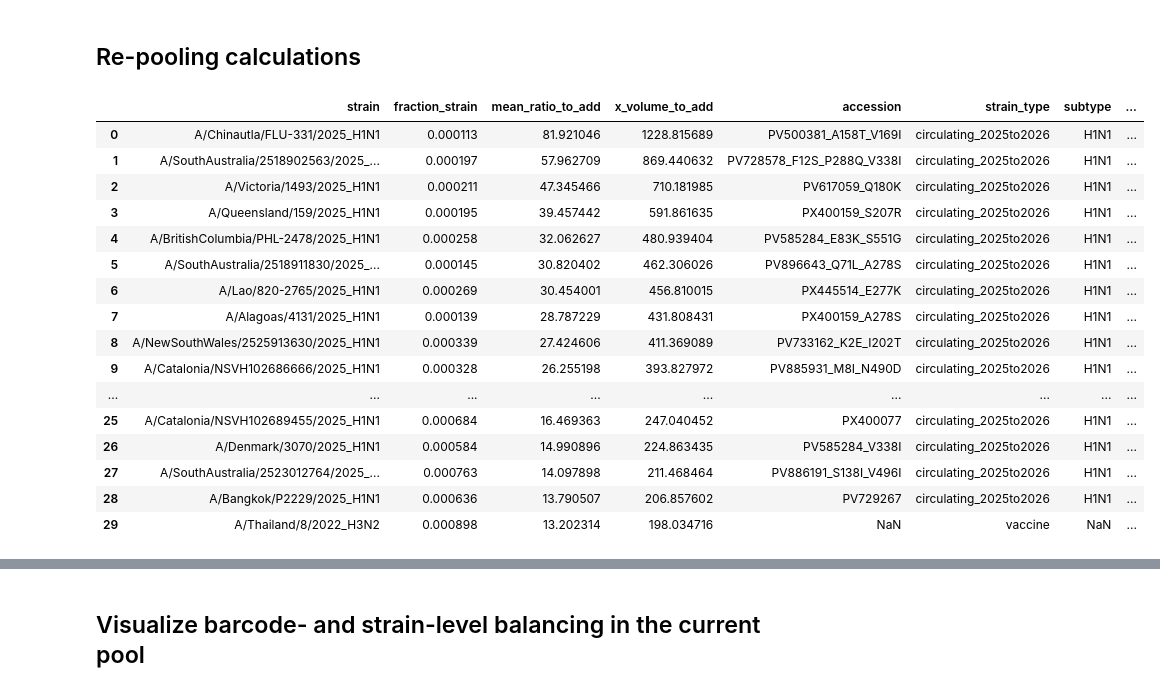
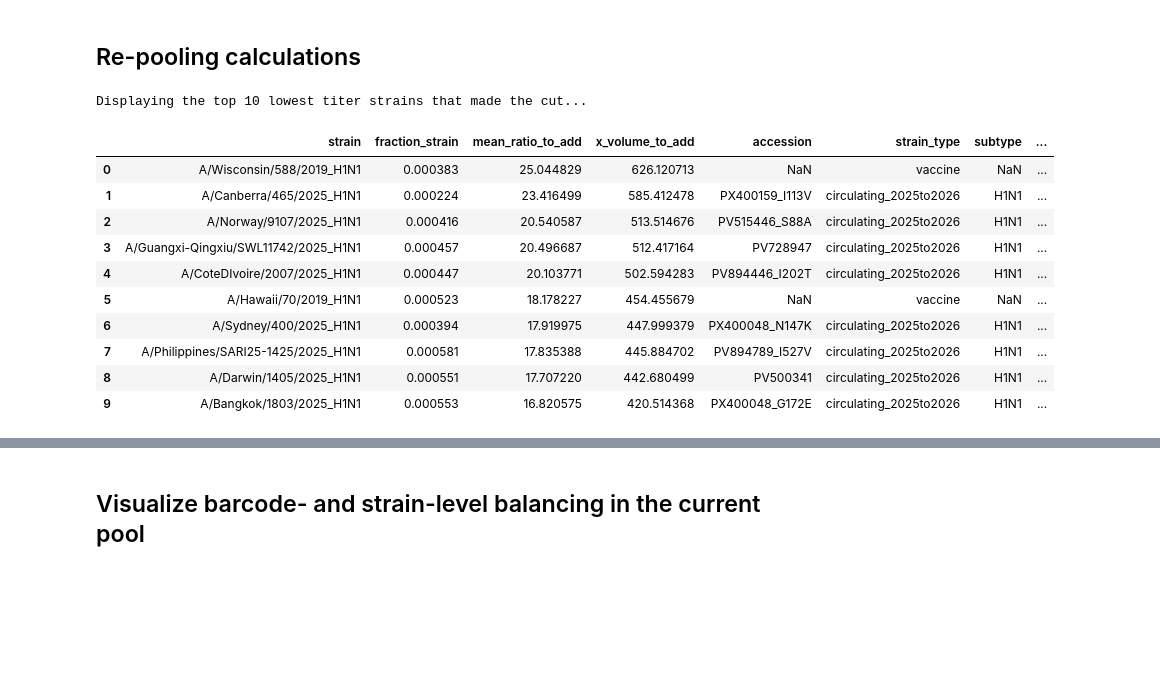
Before and after one commit to jbloomlab/flu-seqneut-2025to2026, a Jupyter notebook: non-pipeline_analyses/library_pooling/notebooks/260107_equal_volume_pool.ipynb, the cells around one changed output, grey strips where cells are left out. Drawn from its saved outputs; the diff is of its cells as text; code cells hidden in the pictures; blank space fills up the shorter version.

Commit message:
drop low titer H1 strains and finalize repool plan

```diff
--- a/non-pipeline_analyses/library_pooling/notebooks/260107_equal_volume_pool.ipynb
+++ b/non-pipeline_analyses/library_pooling/notebooks/260107_equal_volume_pool.ipynb
@@ -420,7 +420,7 @@ viruses with >0 titer but ratio >=250 to increase...
 ## Re-pooling calculations
 # %%
 # Factor to multiply ratios by
-repool_factor = 15
+repool_factor = 25
 # %%
 # Get library IDs
 lib_id_df=pd.read_csv('../../library_design/construct_order/flu-seqneut-2025to2026-barcode-to-strain-designed.csv')
@@ -457,54 +457,73 @@ repool_df = (mean_single_well
              .assign(x_volume_to_add = lambda x: x['mean_ratio_to_add'] * repool_factor)
              .merge(lib_id_df, how='outer')
              .assign(
                  subtype = lambda x: x['name'].str.replace('flu-seqneut-25to26_','').str.split('_').str[0],
                  number = lambda x: pd.to_numeric(
                      x['name'].str.replace('flu-seqneut-25to26_','').str.split('_').str[1],  # removed inner lambda
                      errors='coerce').fillna(1e6).astype(int),  # use a big number to push NaNs to bottom
                  strain_id = lambda x: x['subtype'] + '_' + x['number'].astype(str)
              )
              .sort_values(by=['subtype', 'number'], ascending=True)
              .drop(columns=['number', 'name', 'barcode', 'nt_sequence_HA_ectodomain','protein_sequence_HA_ectodomain'])  # number is now temporary
              .drop_duplicates()
              .dropna(subset=['fraction_strain'])
              .reset_index(drop=True)
 )
 
 pooling_mathdir = '../results/pooling_math'
 os.makedirs(pooling_mathdir, exist_ok=True)
-repool_df.to_csv(os.path.join(pooling_mathdir, '2025-07-16_repooling_math.csv'), index=False)
 
 # drop strains
 strains_to_drop = [
     'A/Bangkok/P2277/2025_H1N1', # potential extremely low level plasmid contamination
-    # 'A/Chinautla/FLU-331/2025_H1N1', # low titer
-    # 'A/SouthAustralia/2518902563/2025_H1N1' # low titer
+    'A/Chinautla/FLU-331/2025_H1N1', # low titer
+    'A/SouthAustralia/2518902563/2025_H1N1', # low titer
+    'A/Victoria/1493/2025_H1N1', # low titer
+    'A/Queensland/159/2025_H1N1', # low titer
+    'A/BritishColumbia/PHL-2478/2025_H1N1', # low titer
+    'A/SouthAustralia/2518911830/2025_H1N1', # low titer
+    'A/Lao/820-2765/2025_H1N1', # low titer
+    'A/Alagoas/4131/2025_H1N1', # low titer
+    'A/NewSouthWales/2525913630/2025_H1N1', # low titer
+    'A/Catalonia/NSVH102686666/2025_H1N1', # low titer
+    'A/SouthAustralia/2521506017/2025_H1N1', # low titer
+    'A/SouthAustralia/2521715152/2025_H1N1', # low titer
 ]
-repool_df = repool_df[~repool_df['strain'].isin(strains_to_drop)]
+trimmed_repool_df = repool_df[~repool_df['strain'].isin(strains_to_drop)]
 
 # Merge with metadata
-repool_df = repool_df.merge(metadata_df[['old_derived_haplotype', 'derived_haplotype','strain','count','latest_sequence', 'representative_strain_ha_sequence']], on='strain', how='left')
+trimmed_repool_df = trimmed_repool_df.merge(metadata_df[['old_derived_haplotype', 'derived_haplotype','strain','count','latest_sequence', 'representative_strain_ha_sequence']], on='strain', how='left')
 
-# print('Displaying the top 30 lowest titer strains...')
-repool_df.sort_values(by='x_volume_to_add', ascending=False).head(30).reset_index(drop=True)
+# Save metadata
+trimmed_repool_df.to_csv('../results/flu-seqneut-2025_viral_library_old_metadata.csv',index=False)
 
+# Save pooling math
+pooling_df = trimmed_repool_df.sort_values(by='x_volume_to_add', ascending=False).reset_index(drop=True)[['strain_id','x_volume_to_add','strain']]
+pooling_df['number'] = pooling_df['strain_id'].str.split('_').str[1].fillna(1e6).astype(int)
+pooling_df['subtype'] = pooling_df['strain_id'].str.split('_').str[0]
+pooling_df = (pooling_df
+    .sort_values(by=['subtype','number'], ascending=True)
+    .drop(columns=['number', 'subtype'])
+             )
+pooling_df.to_csv('../results/pooling_math/2026-01-12_repooling_math.csv',index=False)
 
-# repool_df.to_csv('../results/flu-seqneut-2025_viral_library_old_metadata.csv',index=False)
+# Save info on dropped strains
+dropped_repool_df = repool_df[repool_df['strain'].isin(strains_to_drop)]
+dropped_repool_df.to_csv('../results/pooling_math/dropped_strains.csv',index=False)
+
+# Summarize top 10 lowest titer strains
+print('Displaying the top 10 lowest titer strains that made the cut...')
+trimmed_repool_df.sort_values(by='x_volume_to_add', ascending=False).head(10).reset_index(drop=True)
 # %% [output]
+Displaying the top 10 lowest titer strains that made the cut...
 |  | strain | fraction_strain | mean_ratio_to_add | x_volume_to_add | accession | strain_type | subtype | ... |
-| 0 | A/Chinautla/FLU-331/2025_H1N1 | 0.000113 | 81.921046 | 1228.815689 | PV500381_A158T_V169I | circulating_2025to2026 | H1N1 | ... |
-| 1 | A/SouthAustralia/2518902563/2025_... | 0.000197 | 57.962709 | 869.440632 | PV728578_F12S_P288Q_V338I | circulating_2025to2026 | H1N1 | ... |
-| 2 | A/Victoria/1493/2025_H1N1 | 0.000211 | 47.345466 | 710.181985 | PV617059_Q180K | circulating_2025to2026 | H1N1 | ... |
-| 3 | A/Queensland/159/2025_H1N1 | 0.000195 | 39.457442 | 591.861635 | PX400159_S207R | circulating_2025to2026 | H1N1 | ... |
-| 4 | A/BritishColumbia/PHL-2478/2025_H1N1 | 0.000258 | 32.062627 | 480.939404 | PV585284_E83K_S551G | circulating_2025to2026 | H1N1 | ... |
-| 5 | A/SouthAustralia/2518911830/2025_... | 0.000145 | 30.820402 | 462.306026 | PV896643_Q71L_A278S | circulating_2025to2026 | H1N1 | ... |
-| 6 | A/Lao/820-2765/2025_H1N1 | 0.000269 | 30.454001 | 456.810015 | PX445514_E277K | circulating_2025to2026 | H1N1 | ... |
-| 7 | A/Alagoas/4131/2025_H1N1 | 0.000139 | 28.787229 | 431.808431 | PX400159_A278S | circulating_2025to2026 | H1N1 | ... |
-| 8 | A/NewSouthWales/2525913630/2025_H1N1 | 0.000339 | 27.424606 | 411.369089 | PV733162_K2E_I202T | circulating_2025to2026 | H1N1 | ... |
-| 9 | A/Catalonia/NSVH102686666/2025_H1N1 | 0.000328 | 26.255198 | 393.827972 | PV885931_M8I_N490D | circulating_2025to2026 | H1N1 | ... |
-| ... | ... | ... | ... | ... | ... | ... | ... | ... |
-| 25 | A/Catalonia/NSVH102689455/2025_H1N1 | 0.000684 | 16.469363 | 247.040452 | PX400077 | circulating_2025to2026 | H1N1 | ... |
-| 26 | A/Denmark/3070/2025_H1N1 | 0.000584 | 14.990896 | 224.863435 | PV585284_V338I | circulating_2025to2026 | H1N1 | ... |
-| 27 | A/SouthAustralia/2523012764/2025_... | 0.000763 | 14.097898 | 211.468464 | PV886191_S138I_V496I | circulating_2025to2026 | H1N1 | ... |
-| 28 | A/Bangkok/P2229/2025_H1N1 | 0.000636 | 13.790507 | 206.857602 | PV729267 | circulating_2025to2026 | H1N1 | ... |
-| 29 | A/Thailand/8/2022_H3N2 | 0.000898 | 13.202314 | 198.034716 | NaN | vaccine | NaN | ... |
+| 0 | A/Wisconsin/588/2019_H1N1 | 0.000383 | 25.044829 | 626.120713 | NaN | vaccine | NaN | ... |
+| 1 | A/Canberra/465/2025_H1N1 | 0.000224 | 23.416499 | 585.412478 | PX400159_I113V | circulating_2025to2026 | H1N1 | ... |
+| 2 | A/Norway/9107/2025_H1N1 | 0.000416 | 20.540587 | 513.514676 | PV515446_S88A | circulating_2025to2026 | H1N1 | ... |
+| 3 | A/Guangxi-Qingxiu/SWL11742/2025_H1N1 | 0.000457 | 20.496687 | 512.417164 | PV728947 | circulating_2025to2026 | H1N1 | ... |
+| 4 | A/CoteDIvoire/2007/2025_H1N1 | 0.000447 | 20.103771 | 502.594283 | PV894446_I202T | circulating_2025to2026 | H1N1 | ... |
+| 5 | A/Hawaii/70/2019_H1N1 | 0.000523 | 18.178227 | 454.455679 | NaN | vaccine | NaN | ... |
+| 6 | A/Sydney/400/2025_H1N1 | 0.000394 | 17.919975 | 447.999379 | PX400048_N147K | circulating_2025to2026 | H1N1 | ... |
+| 7 | A/Philippines/SARI25-1425/2025_H1N1 | 0.000581 | 17.835388 | 445.884702 | PV894789_I527V | circulating_2025to2026 | H1N1 | ... |
+| 8 | A/Darwin/1405/2025_H1N1 | 0.000551 | 17.707220 | 442.680499 | PV500341 | circulating_2025to2026 | H1N1 | ... |
+| 9 | A/Bangkok/1803/2025_H1N1 | 0.000553 | 16.820575 | 420.514368 | PX400048_G172E | circulating_2025to2026 | H1N1 | ... |
```
Also changed, not shown: parts of 2 cells of this notebook, 4 other files.
